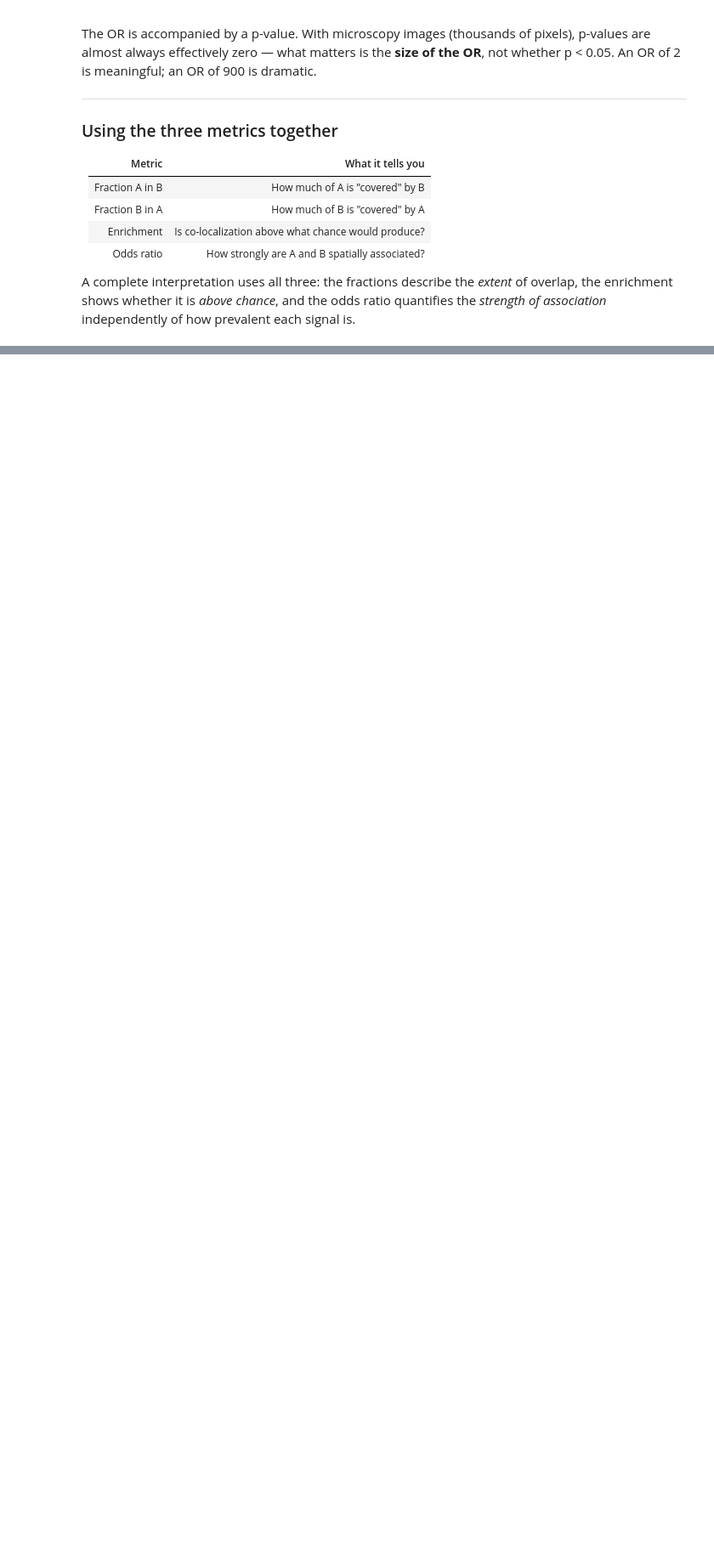
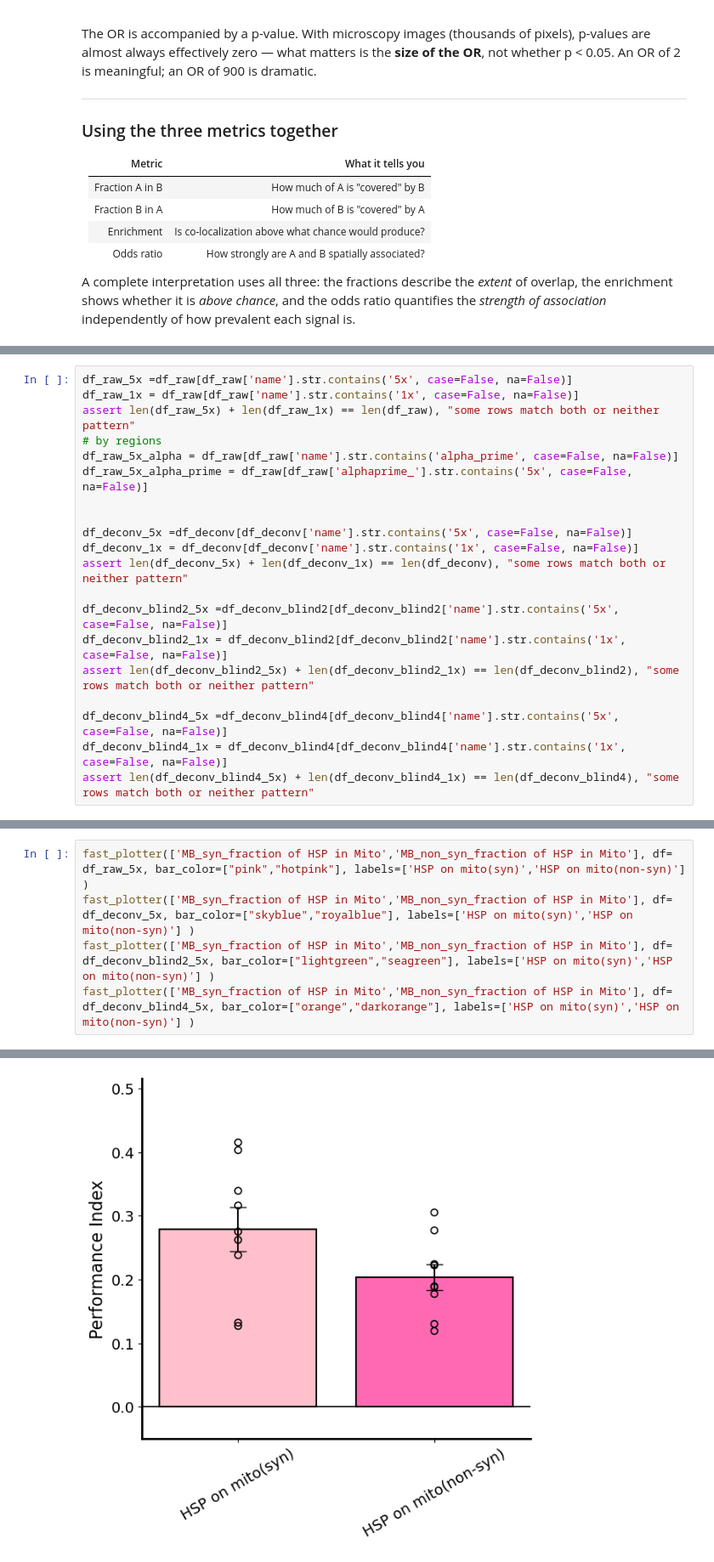
Before and after one commit to gmalagonv/confocal, a Jupyter notebook: analysis_notebooks/26_06_15_all_b.ipynb, the cells around one changed output, grey strips where cells are left out. Shown at 85% size. Saved outputs shown, nothing was run; the diff lists cells and outputs as text; blank space fills up the shorter version.

```diff
--- a/analysis_notebooks/26_06_15_all_b.ipynb
+++ b/analysis_notebooks/26_06_15_all_b.ipynb
@@ -702,0 +901,20 @@ Spearman(snr_min_HSP_Mito, MB_total_enrichment) = -0.483 (p=0.112)
+# %%
+df_raw_5x =df_raw[df_raw['name'].str.contains('5x', case=False, na=False)]
+df_raw_1x = df_raw[df_raw['name'].str.contains('1x', case=False, na=False)]
+assert len(df_raw_5x) + len(df_raw_1x) == len(df_raw), "some rows match both or neither pattern"
+# by regions
+df_raw_5x_alpha = df_raw[df_raw['name'].str.contains('alpha_prime', case=False, na=False)]
+df_raw_5x_alpha_prime = df_raw[df_raw['alphaprime_'].str.contains('5x', case=False, na=False)]
+
+
+df_deconv_5x =df_deconv[df_deconv['name'].str.contains('5x', case=False, na=False)]
+df_deconv_1x = df_deconv[df_deconv['name'].str.contains('1x', case=False, na=False)]
+assert len(df_deconv_5x) + len(df_deconv_1x) == len(df_deconv), "some rows match both or neither pattern"
+
+df_deconv_blind2_5x =df_deconv_blind2[df_deconv_blind2['name'].str.contains('5x', case=False, na=False)]
+df_deconv_blind2_1x = df_deconv_blind2[df_deconv_blind2['name'].str.contains('1x', case=False, na=False)]
+assert len(df_deconv_blind2_5x) + len(df_deconv_blind2_1x) == len(df_deconv_blind2), "some rows match both or neither pattern"
+
+df_deconv_blind4_5x =df_deconv_blind4[df_deconv_blind4['name'].str.contains('5x', case=False, na=False)]
+df_deconv_blind4_1x = df_deconv_blind4[df_deconv_blind4['name'].str.contains('1x', case=False, na=False)]
+assert len(df_deconv_blind4_5x) + len(df_deconv_blind4_1x) == len(df_deconv_blind4), "some rows match both or neither pattern"
@@ -702,0 +939,6 @@ Spearman(snr_min_HSP_Mito, MB_total_enrichment) = -0.483 (p=0.112)
+# %%
+fast_plotter(['MB_syn_fraction of HSP in Mito','MB_non_syn_fraction of HSP in Mito'], df= df_raw_5x, bar_color=["pink","hotpink"], labels=['HSP on mito(syn)','HSP on mito(non-syn)'] )
+fast_plotter(['MB_syn_fraction of HSP in Mito','MB_non_syn_fraction of HSP in Mito'], df= df_deconv_5x, bar_color=["skyblue","royalblue"], labels=['HSP on mito(syn)','HSP on mito(non-syn)'] )
+fast_plotter(['MB_syn_fraction of HSP in Mito','MB_non_syn_fraction of HSP in Mito'], df= df_deconv_blind2_5x, bar_color=["lightgreen","seagreen"], labels=['HSP on mito(syn)','HSP on mito(non-syn)'] )
+fast_plotter(['MB_syn_fraction of HSP in Mito','MB_non_syn_fraction of HSP in Mito'], df= df_deconv_blind4_5x, bar_color=["orange","darkorange"], labels=['HSP on mito(syn)','HSP on mito(non-syn)'] )
+# %% [output]
@@ -702,0 +962 @@ Spearman(snr_min_HSP_Mito, MB_total_enrichment) = -0.483 (p=0.112)
+[figure, added]
```
Also changed, not shown: parts of 14 cells of this notebook, 5 other files.
